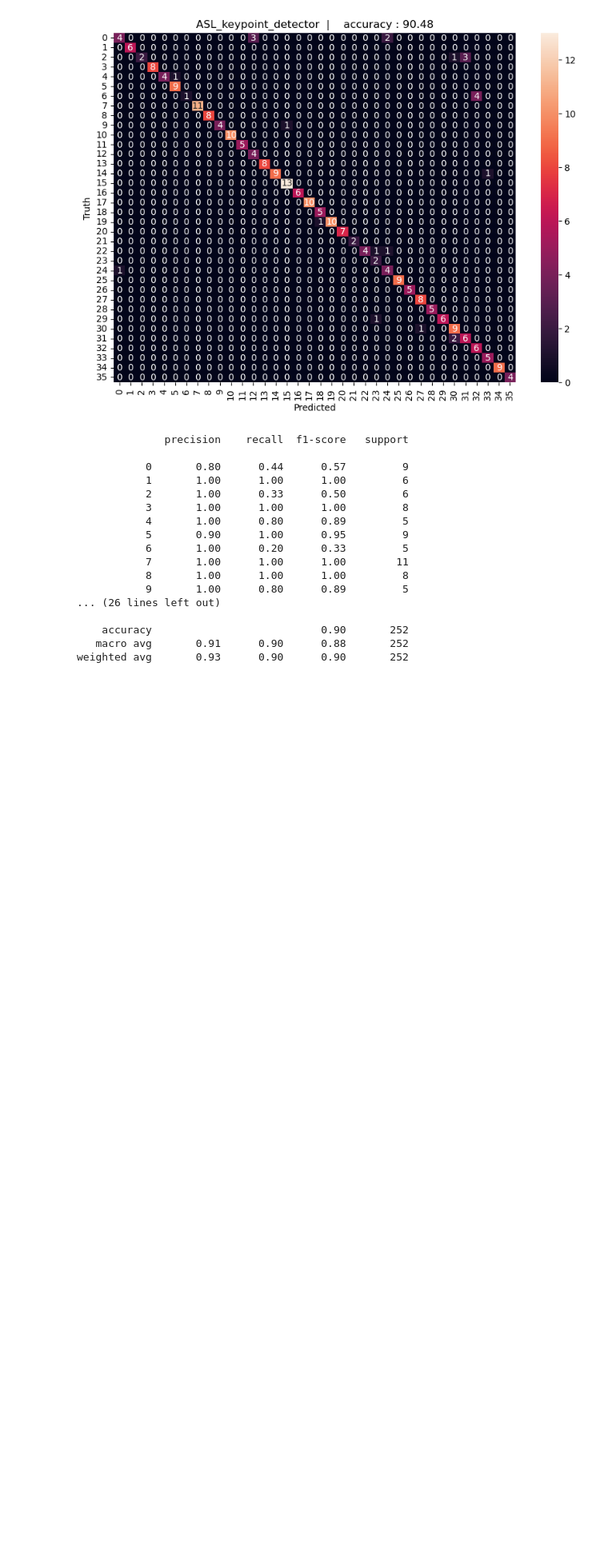
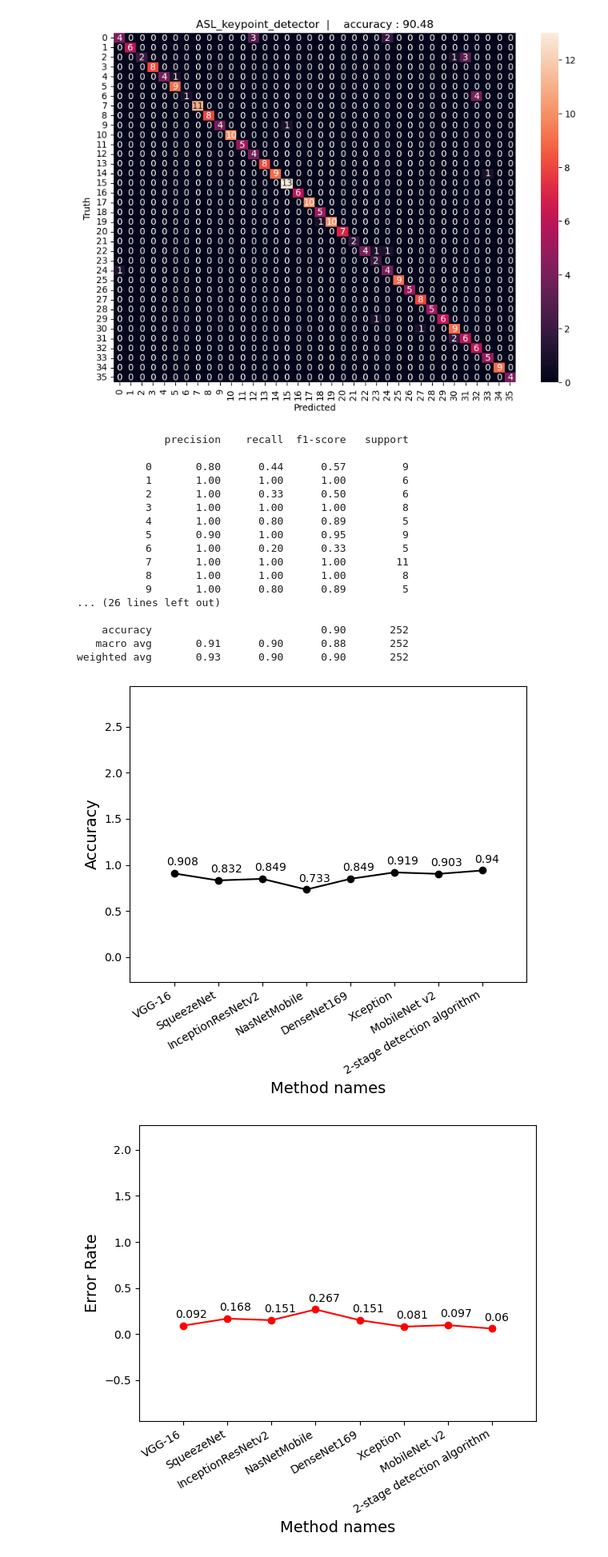
Before and after one commit to tirtharajsinha/ASL-Classifier, a Jupyter notebook: ASL_keypoint_detector.ipynb, the cells around one changed output. Shown at 80% size. Drawn from its saved outputs; the diff is of its cells as text; code cells hidden in the pictures; blank space fills up the shorter version.

```diff
--- a/ASL_keypoint_detector.ipynb
+++ b/ASL_keypoint_detector.ipynb
@@ -218,3 +218,18 @@ print(classification_report(y_test_labels1,y_pred_labels1))
     accuracy                           0.90       252
    macro avg       0.91      0.90      0.88       252
 weighted avg       0.93      0.90      0.90       252
+# %%
+def graph_generator(data,color="black",marker="o"):
+    ax=plt.subplot()
+    ax.plot(data["method"], data["value"], color=color, marker=marker)
+#     plt.title(data["Title"], fontsize=14)
+    plt.xlabel(data["x_title"], fontsize=14)
+    plt.ylabel(data["y_title"], fontsize=14)
+    for i, v in enumerate(data["value"]):
+        ax.annotate(str(v), xy=(i,v), xytext=(-7,7), textcoords='offset points')
+#     plt.legend(handles=data["method"])
+#     ax.grid(False)
+    plt.setp(ax.get_xticklabels(), rotation=30, horizontalalignment='right')
+    plt.ylim(min(data["value"])-1, max(data["value"])+2)
+    plt.xlim(-1,8)
+    plt.show()
@@ -220,0 +286,9 @@ weighted avg       0.93      0.90      0.90       252
+# %%
+graph_generator(acc_graph)
+graph_generator(er_graph,color="red")
+graph_generator(p_graph,color="green")
+graph_generator(r_graph,color="orange")
+graph_generator(f1_graph,color="blue")
+# %% [output]
+[figure, added]
+[figure, added]
```
Also changed, not shown: parts of 4 cells of this notebook, 34 other files.
